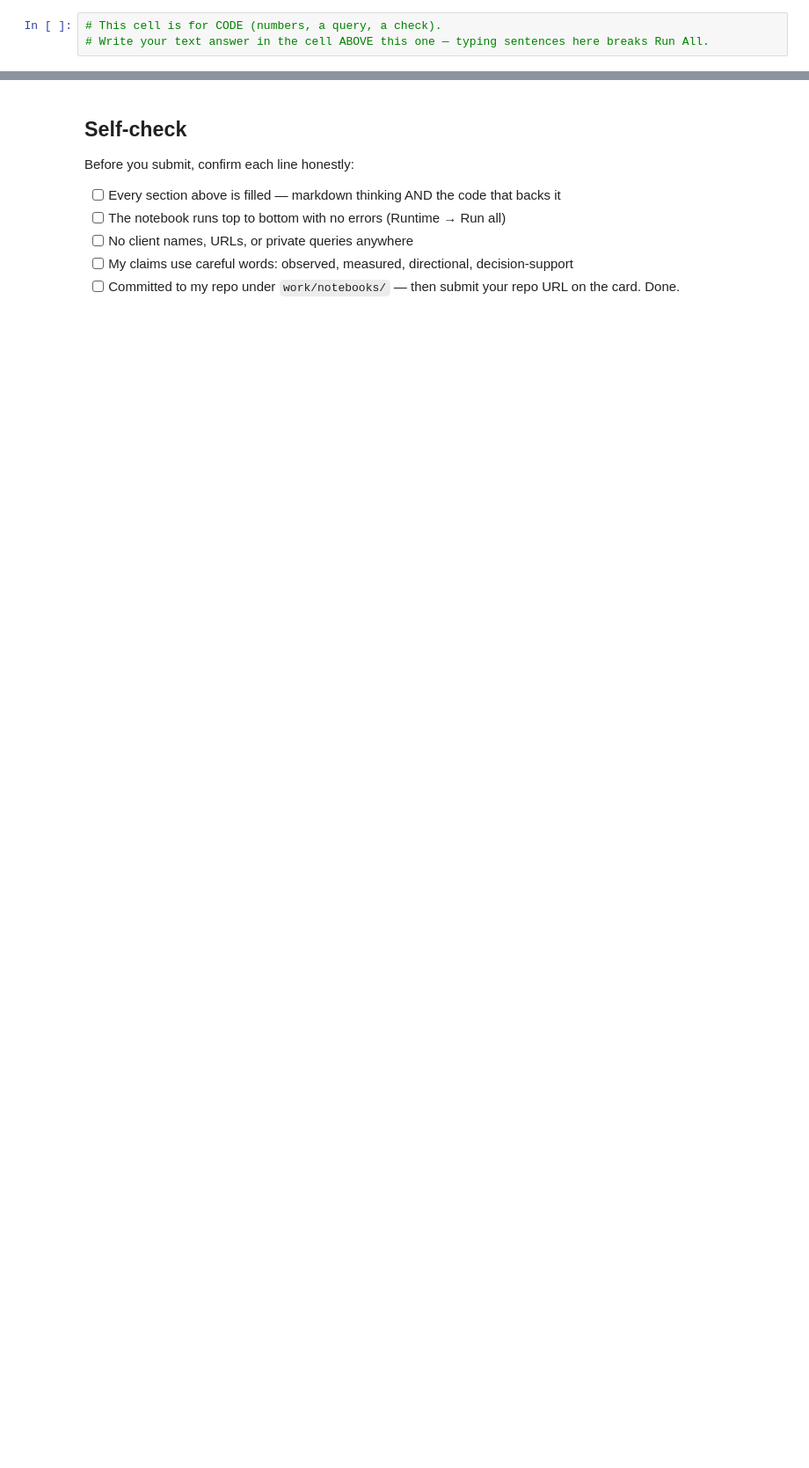
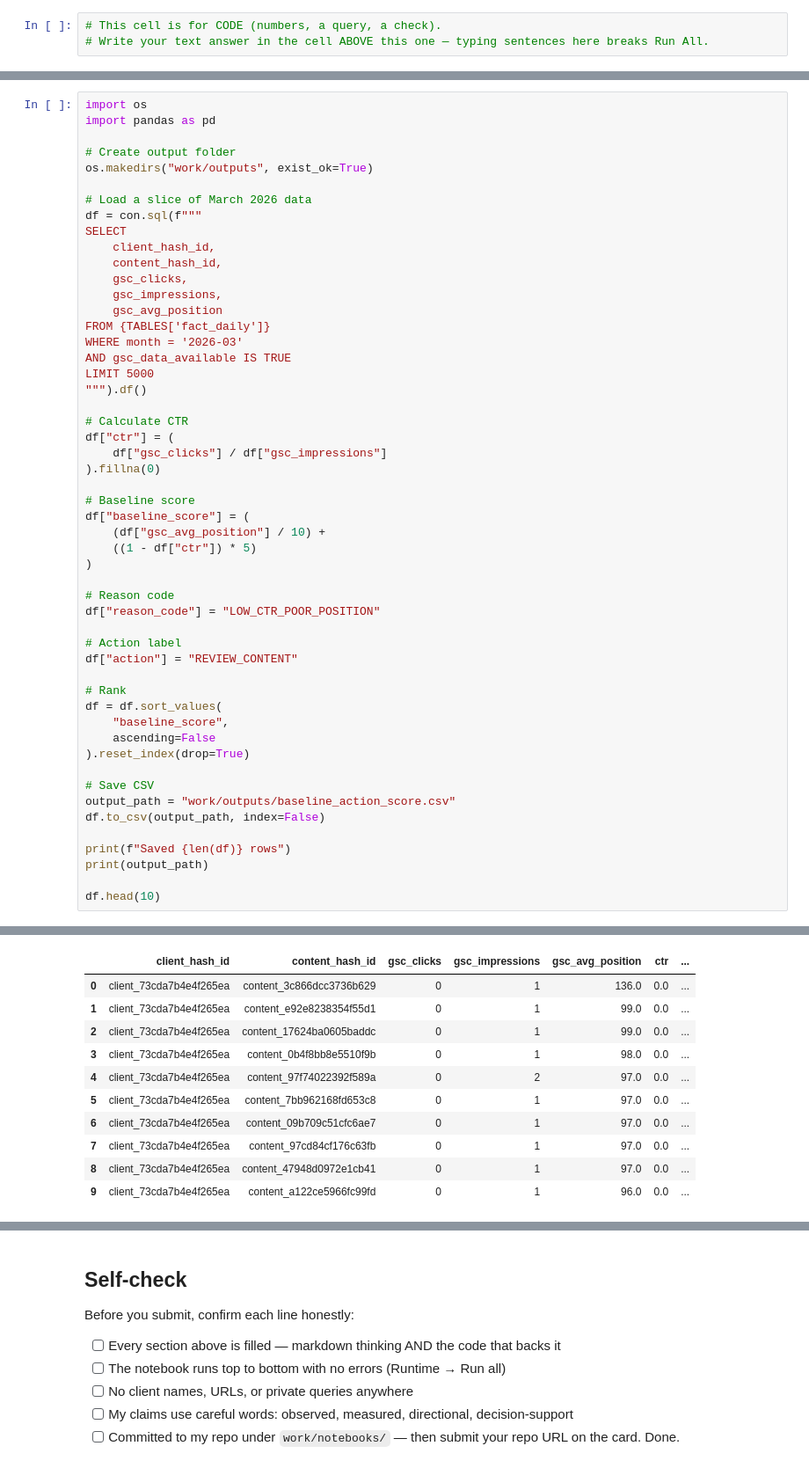
Before and after one commit to mirabdulbaqi/flyrank-ml-internship, a Jupyter notebook: work/notebooks/w04_baseline_score.ipynb, the cells around one changed output, grey strips where cells are left out. Shown at 88% size. Saved outputs shown, nothing was run; the diff lists cells and outputs as text; blank space fills up the shorter version.

```diff
--- a/work/notebooks/w04_baseline_score.ipynb
+++ b/work/notebooks/w04_baseline_score.ipynb
@@ -19,0 +74,53 @@ This skeleton is yours to fill. Work the sections **in order** — each one has
+# %%
+import os
+import pandas as pd
+
+# Create output folder
+os.makedirs("work/outputs", exist_ok=True)
+
+# Load a slice of March 2026 data
+df = con.sql(f"""
+SELECT
+    client_hash_id,
+    content_hash_id,
+    gsc_clicks,
+    gsc_impressions,
+    gsc_avg_position
+FROM {TABLES['fact_daily']}
+WHERE month = '2026-03'
+AND gsc_data_available IS TRUE
+LIMIT 5000
+""").df()
+
+# Calculate CTR
+df["ctr"] = (
+    df["gsc_clicks"] / df["gsc_impressions"]
+).fillna(0)
+
+# Baseline score
+df["baseline_score"] = (
+    (df["gsc_avg_position"] / 10) +
+    ((1 - df["ctr"]) * 5)
+)
+
+# Reason code
+df["reason_code"] = "LOW_CTR_POOR_POSITION"
+
+# Action label
+df["action"] = "REVIEW_CONTENT"
+
+# Rank
+df = df.sort_values(
+    "baseline_score",
+    ascending=False
+).reset_index(drop=True)
+
+# Save CSV
+output_path = "work/outputs/baseline_action_score.csv"
+df.to_csv(output_path, index=False)
+
+print(f"Saved {len(df)} rows")
+print(output_path)
+
+df.head(10)
+# %% [output]
@@ -19,0 +129,11 @@ This skeleton is yours to fill. Work the sections **in order** — each one has
+|  | client_hash_id | content_hash_id | gsc_clicks | gsc_impressions | gsc_avg_position | ctr | ... |
+| 0 | client_73cda7b4e4f265ea | content_3c866dcc3736b629 | 0 | 1 | 136.0 | 0.0 | ... |
+| 1 | client_73cda7b4e4f265ea | content_e92e8238354f55d1 | 0 | 1 | 99.0 | 0.0 | ... |
+| 2 | client_73cda7b4e4f265ea | content_17624ba0605baddc | 0 | 1 | 99.0 | 0.0 | ... |
+| 3 | client_73cda7b4e4f265ea | content_0b4f8bb8e5510f9b | 0 | 1 | 98.0 | 0.0 | ... |
+| 4 | client_73cda7b4e4f265ea | content_97f74022392f589a | 0 | 2 | 97.0 | 0.0 | ... |
+| 5 | client_73cda7b4e4f265ea | content_7bb962168fd653c8 | 0 | 1 | 97.0 | 0.0 | ... |
+| 6 | client_73cda7b4e4f265ea | content_09b709c51cfc6ae7 | 0 | 1 | 97.0 | 0.0 | ... |
+| 7 | client_73cda7b4e4f265ea | content_97cd84cf176c63fb | 0 | 1 | 97.0 | 0.0 | ... |
+| 8 | client_73cda7b4e4f265ea | content_47948d0972e1cb41 | 0 | 1 | 97.0 | 0.0 | ... |
+| 9 | client_73cda7b4e4f265ea | content_a122ce5966fc99fd | 0 | 1 | 96.0 | 0.0 | ... |
```
Also changed, not shown: parts of 17 cells of this notebook.
